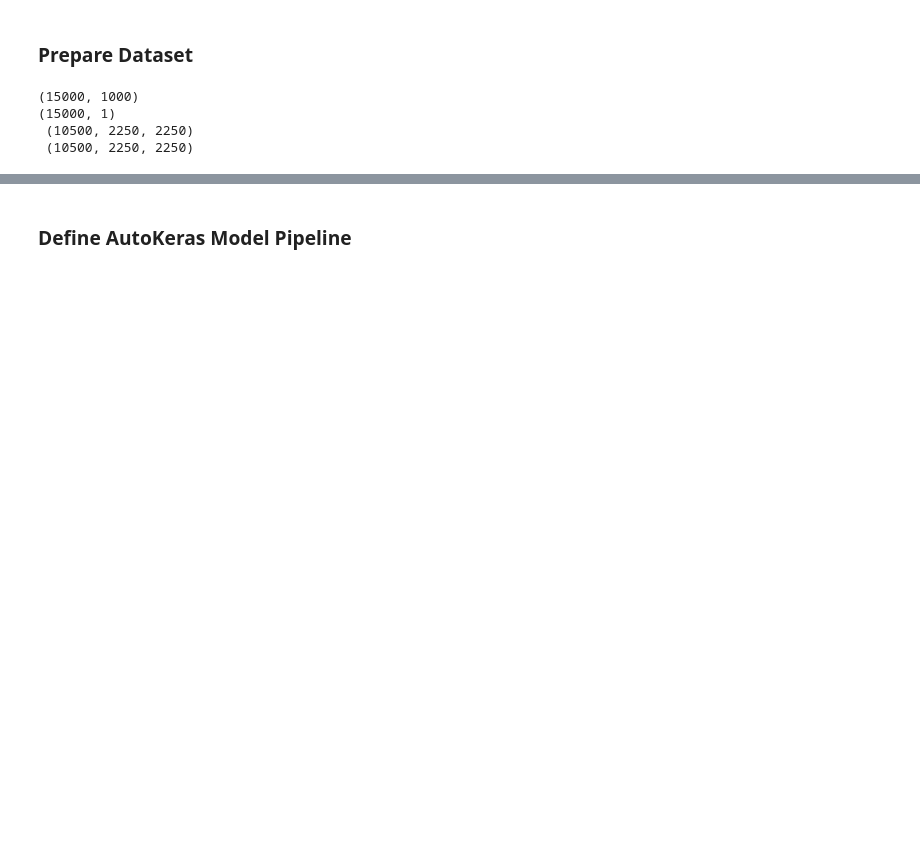
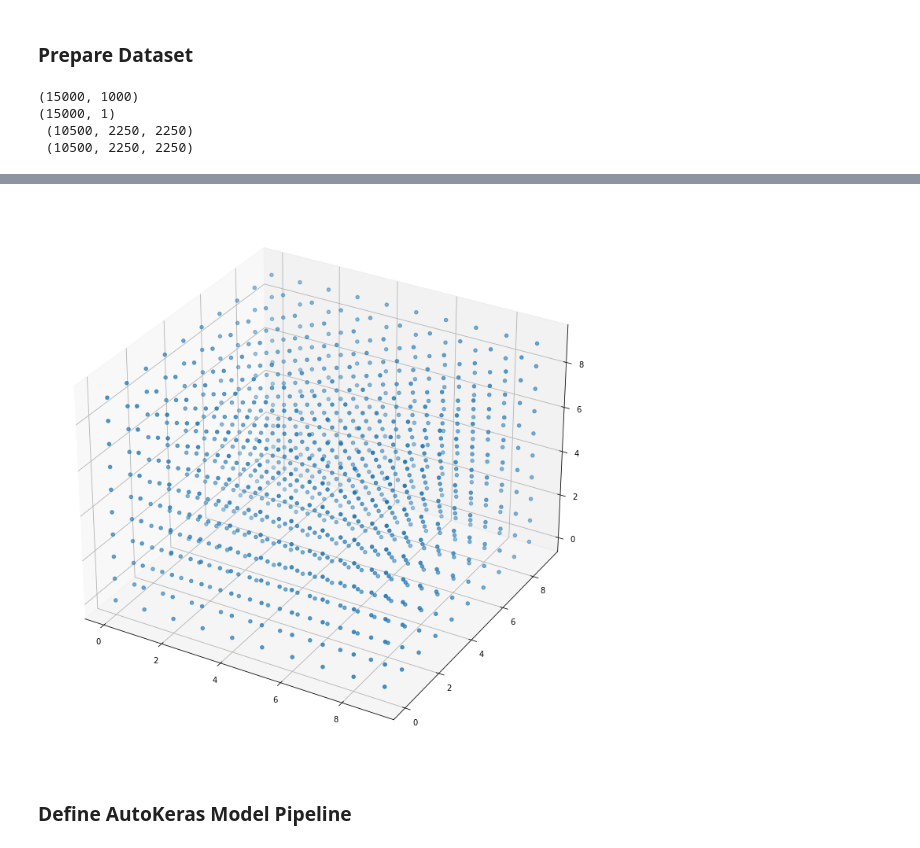
Before and after one commit to veysiadn/acustic-emission-models, a Jupyter notebook: auto_keras.ipynb, the cells around one changed output, grey strips where cells are left out. Saved outputs shown, nothing was run; the diff lists cells and outputs as text; code cells hidden in the pictures; blank space fills up the shorter version.

```diff
--- a/auto_keras.ipynb
+++ b/auto_keras.ipynb
@@ -121,2 +310,39 @@ test_dataset = test_dataset.batch(BATCH_SIZE)
+# %%
+x_train_no = x_train[np.where(y_train == 0)[0]]
+y_train_no = y_train[np.where(y_train == 0)[0]]
+x_train_yes = x_train[np.where(y_train == 1)[0]]
+y_train_yes = y_train[np.where(y_train == 1)[0]]
+x_train_zero = x_train[np.where(y_train == 2)[0]]
+y_train_zero = y_train[np.where(y_train == 2)[0]]
+from turtle import color
+from python_speech_features import mfcc
+from python_speech_features import logfbank
+import matplotlib.pyplot as plt
+from matplotlib import cm
+import mpl_toolkits.mplot3d
+
+
+colormap = cm.viridis
+n_rows=6
+n_cols=10
+object_height = 10
+object_width = 10
+object_depth = 10
+
+fig = plt.figure(figsize=(10, 10))
+x1 = np.reshape(np.abs(np.fft.fft(x_train_no[i])), (object_height, object_width, object_depth))
+x2 = (mfcc(x_train_no[i], 16e3,nfilt=100))
+# x3 = np.reshape(np.abs(np.fft.fft(x_train_yes[i])), (object_height, object_width, object_depth))
+# x4 = mfcc(x_train_yes[i], 16e3,nfilt=100)
+# x5 = np.reshape(np.abs(np.fft.fft(x_train_zero[i])), (object_height, object_width, object_depth))
+# x6 = mfcc(x_train_zero[i], 16e3,nfilt=100)
+data_to_plot = x1
+x, y, z = data_to_plot.nonzero()
+cax = fig.add_subplot(111, projection='3d')
+cax.scatter(y,z,x, cmap=colormap)
+plt.tight_layout()
+plt.show()
+# %% [output]
+[figure, added]
 # %% [markdown]
 ### Define AutoKeras Model Pipeline
```
Also changed, not shown: parts of 7 cells of this notebook.
